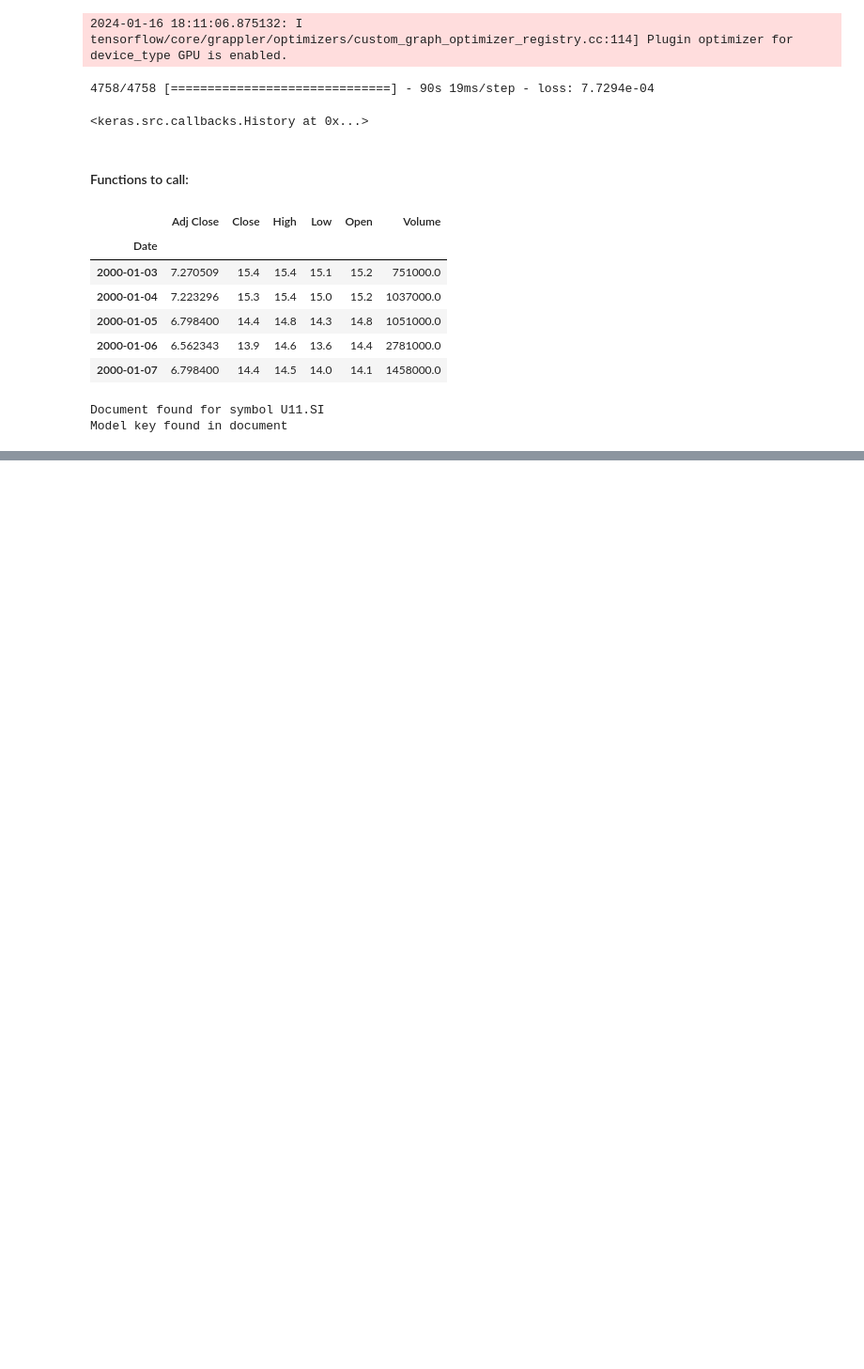
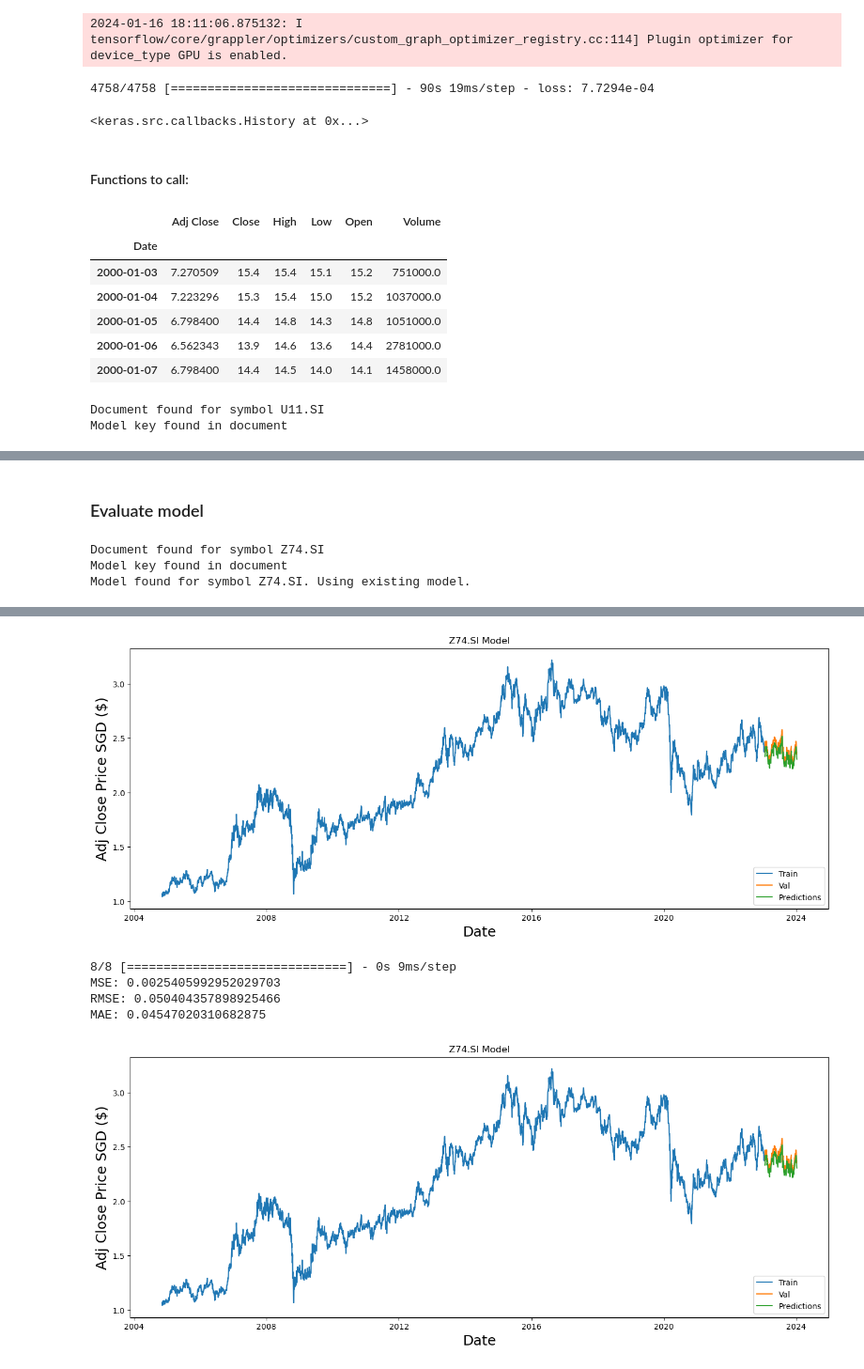
Before and after one commit to Darrel-Koh/Bulls-AI, a Jupyter notebook: mern/ML/modelTraining.ipynb, the cells around one changed output, grey strips where cells are left out. Shown at 94% size. Saved outputs shown, nothing was run; the diff lists cells and outputs as text; code cells hidden in the pictures; blank space fills up the shorter version.

```diff
--- a/mern/ML/modelTraining.ipynb
+++ b/mern/ML/modelTraining.ipynb
@@ -429,0 +432,59 @@ Model found for symbol D05.SI. Using existing model.
+# %% [markdown]
+### Evaluate model
+# %%
+def main(symbol, start_date, end_date):
+    # model_path = f"models/{symbol}_model.h5"
+
+    # Use the new download_data function
+    data = download_data(symbol, start_date, end_date)
+
+    if data is None:
+        print(f"No data found on {symbol} Exiting.")
+        return
+
+    dataset, training_data_len = create_dataset(data)
+    scaled_data, scaler = scale_data(dataset)
+
+    # Use the new load_model_from_db function
+    model = load_model_from_db(symbol)
+
+    if model is None:
+        print(f"No model found for symbol {symbol}. Please train a model first.")
+
+        # Create the training data
+        x_train, y_train = create_training_data(scaled_data, training_data_len)
+        x_train = reshape_data(x_train)
+
+        # Build and train the model
+        model = build_and_train_model(x_train, y_train)
+
+        # Save the model to MongoDB
+        save_model_to_db(model, symbol)
+    else:
+        print(f"Model found for symbol {symbol}. Using existing model.")
+        # return
+
+    x_test, y_test = create_test_data(scaled_data, dataset, training_data_len)
+    predictions = make_predictions(model, x_test, scaler)
+    plot_data(data, training_data_len, predictions, symbol)
+
+    # Make predictions
+    predictions = make_predictions(model, x_test, scaler)
+
+    # Calculate metrics
+    mse = mean_squared_error(y_test, predictions)
+    rmse = np.sqrt(mse)
+    mae = mean_absolute_error(y_test, predictions)
+
+    print(f"MSE: {mse}")
+    print(f"RMSE: {rmse}")
+    print(f"MAE: {mae}")
+
+    # Plot the data
+    plot_data(data, training_data_len, predictions, symbol)
+if __name__ == "__main__":
+    main("Z74.SI", "2000-01-01", datetime.today())
+# %% [output]
+Document found for symbol Z74.SI
+Model key found in document
+Model found for symbol Z74.SI. Using existing model.
@@ -429,0 +495,6 @@ Model found for symbol D05.SI. Using existing model.
+[figure, added]
+8/8 [==============================] - 0s 9ms/step
+MSE: 0.0025405992952029703
+RMSE: 0.050404357898925466
+MAE: 0.04547020310682875
+[figure, added]
```
Also changed, not shown: parts of 3 cells of this notebook.
